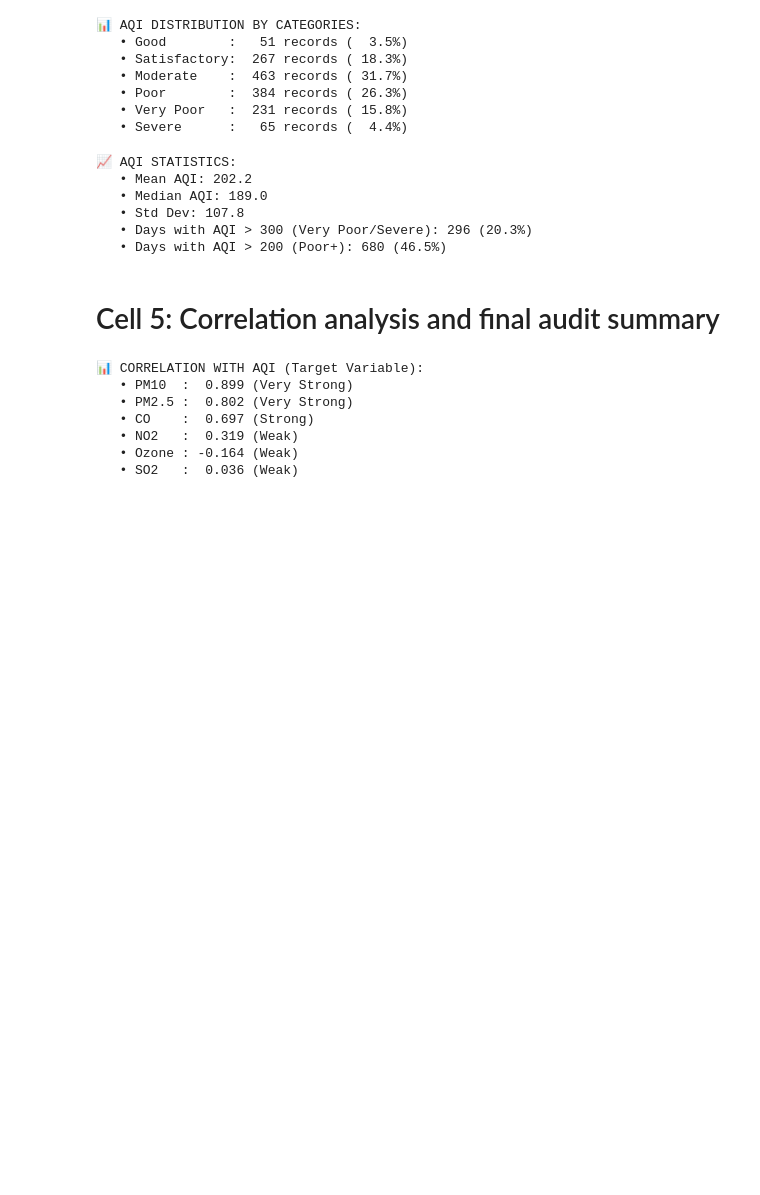
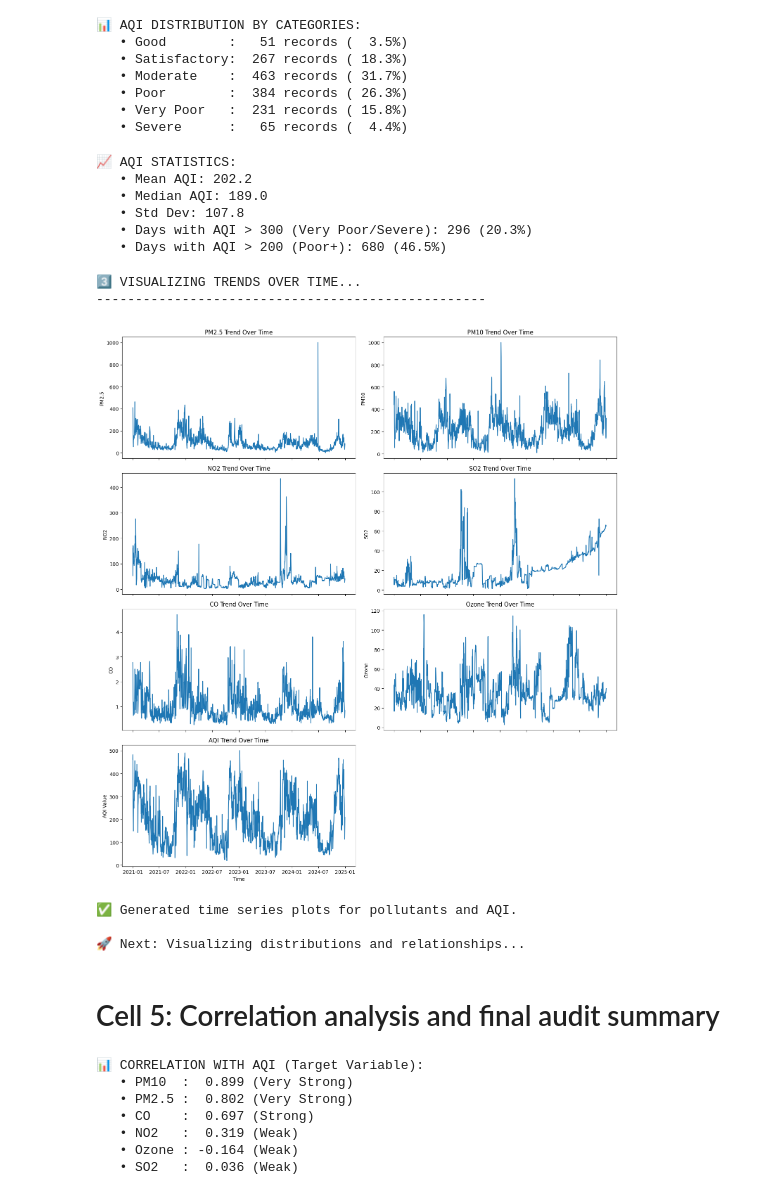
Before and after one commit to Sujoy-004/smart-city-hybrid-ml, a Jupyter notebook: notebooks/01_supervised_learning.ipynb, the cells around one changed output. Drawn from its saved outputs; the diff is of its cells as text; code cells hidden in the pictures; blank space fills up the shorter version.

```diff
--- a/notebooks/01_supervised_learning.ipynb
+++ b/notebooks/01_supervised_learning.ipynb
@@ -317,6 +317,47 @@ print(f"   • Days with AQI > 200 (Poor+): {(df_raw['AQI'] > 200).sum()} ({(df_
    • Std Dev: 107.8
    • Days with AQI > 300 (Very Poor/Severe): 296 (20.3%)
    • Days with AQI > 200 (Poor+): 680 (46.5%)
+# %%
+print("3️⃣ VISUALIZING TRENDS OVER TIME...")
+print("-" * 50)
+
+# Select variables for plotting
+pollution_vars = ['PM2.5', 'PM10', 'NO2', 'SO2', 'CO', 'Ozone']
+target_var = 'AQI'
+plot_vars = pollution_vars + [target_var]
+
+# Create subplots
+n_vars = len(plot_vars)
+n_cols = 2  # Number of columns in the subplot grid
+n_rows = (n_vars + n_cols - 1) // n_cols # Calculate number of rows
+
+fig, axes = plt.subplots(n_rows, n_cols, figsize=(15, n_rows * 4), sharex=True)
+axes = axes.flatten() # Flatten the 2D array of axes for easy iteration
+
+# Plot each variable
+for i, var in enumerate(plot_vars):
+    sns.lineplot(data=df_features, x='DateTime', y=var, ax=axes[i])
+    axes[i].set_title(f'{var} Trend Over Time')
+    axes[i].set_xlabel('Time')
+    axes[i].set_ylabel(var if var != 'AQI' else 'AQI Value')
+
+# Remove any unused subplots
+for j in range(n_vars, len(axes)):
+    fig.delaxes(axes[j])
+
+# Adjust layout
+plt.tight_layout()
+plt.show()
+
+print("✅ Generated time series plots for pollutants and AQI.")
+print(f"\n🚀 Next: Visualizing distributions and relationships...")
+# %% [output]
+3️⃣ VISUALIZING TRENDS OVER TIME...
+--------------------------------------------------
+[figure, added]
+✅ Generated time series plots for pollutants and AQI.
+
+🚀 Next: Visualizing distributions and relationships...
 # %% [markdown]
 # Cell 5: Correlation analysis and final audit summary
 # %%
```
Also changed, not shown: parts of 3 cells of this notebook.
